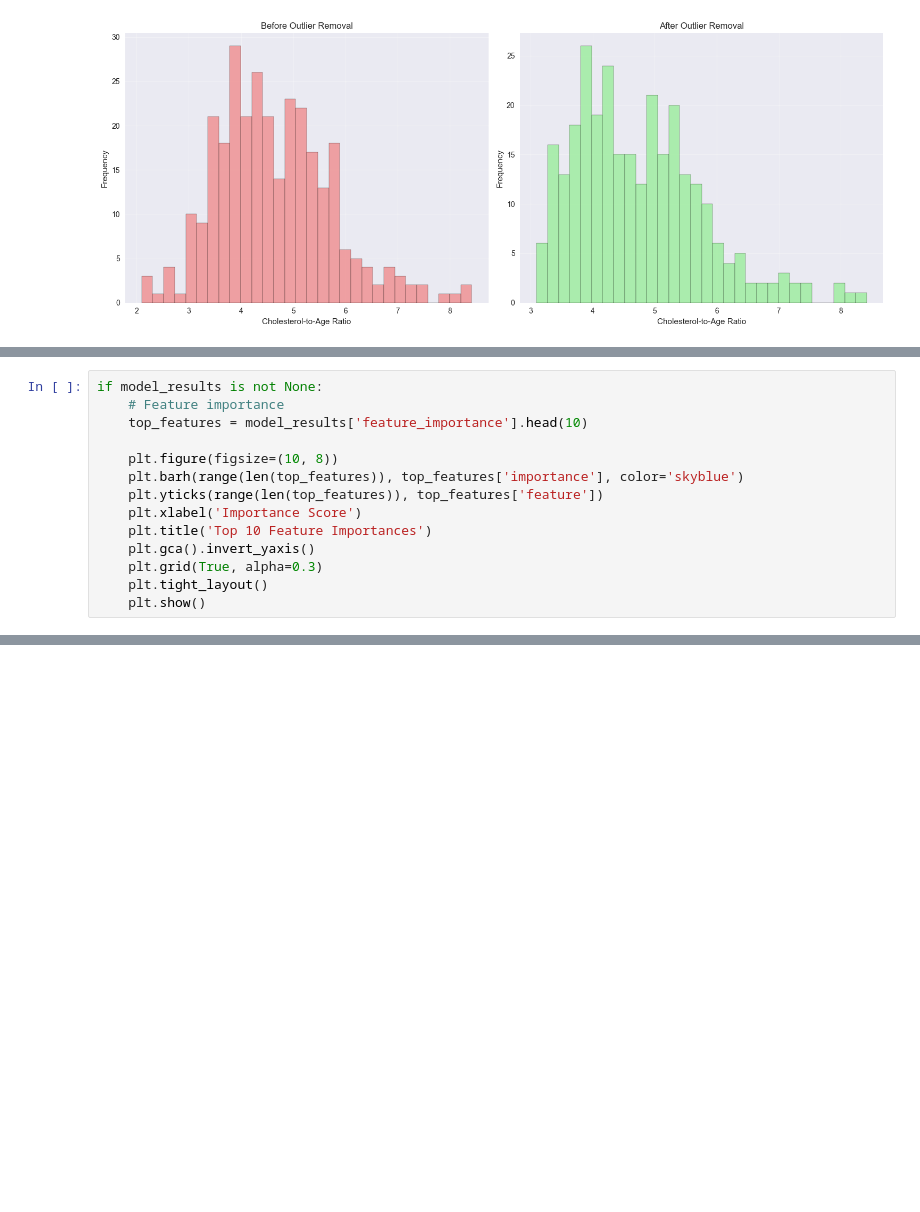
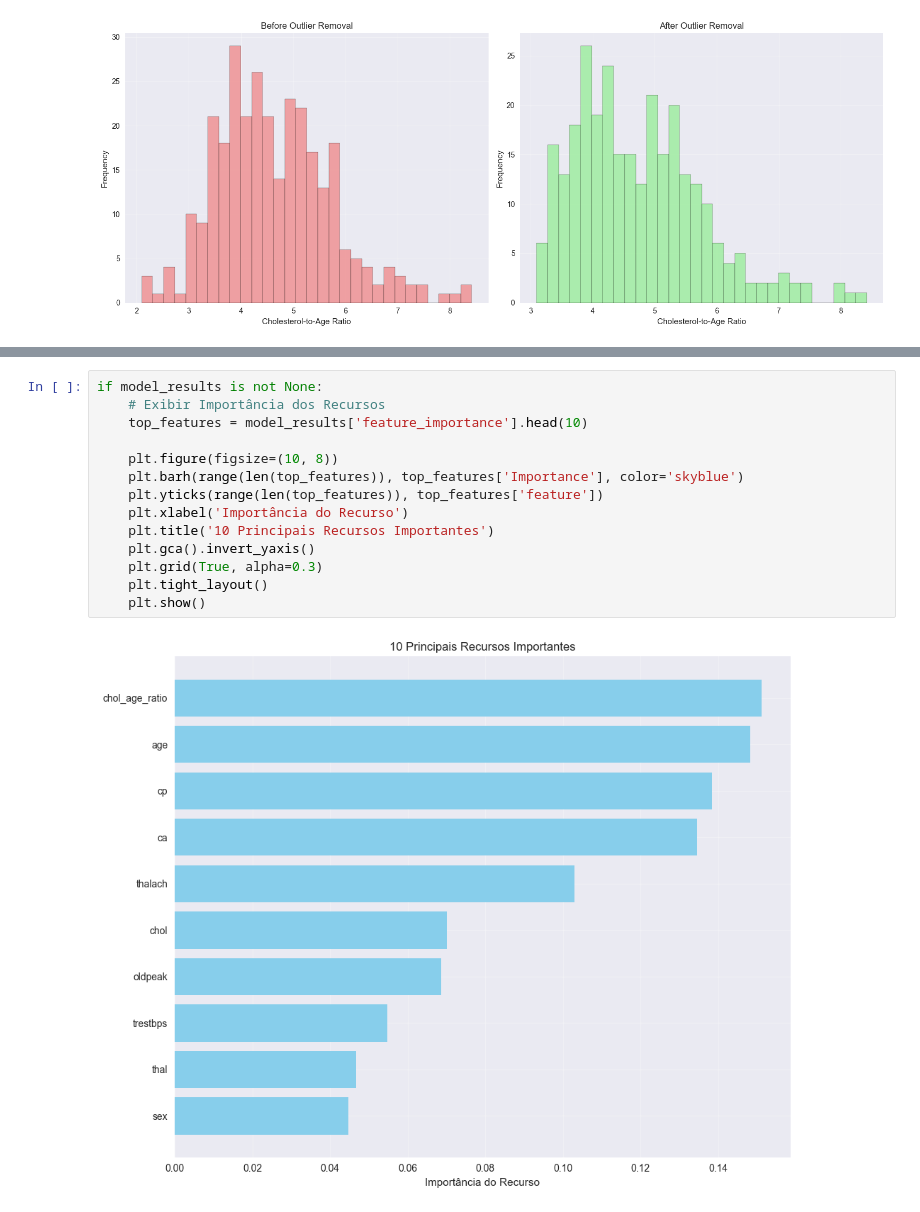
Before and after one commit to wolly2884/Projeto-2, a Jupyter notebook: machine_learning_pipeline.ipynb, the cells around one changed output, grey strips where cells are left out. Drawn from its saved outputs; the diff is of its cells as text; blank space fills up the shorter version.

```diff
--- a/machine_learning_pipeline.ipynb
+++ b/machine_learning_pipeline.ipynb
@@ -572,14 +349,0 @@ Classification Report:
-# %%
-if model_results is not None:
-    # Feature importance
-    top_features = model_results['feature_importance'].head(10)
-
-    plt.figure(figsize=(10, 8))
-    plt.barh(range(len(top_features)), top_features['importance'], color='skyblue')
-    plt.yticks(range(len(top_features)), top_features['feature'])
-    plt.xlabel('Importance Score')
-    plt.title('Top 10 Feature Importances')
-    plt.gca().invert_yaxis()
-    plt.grid(True, alpha=0.3)
-    plt.tight_layout()
-    plt.show()
@@ -839,0 +573,16 @@ The pipeline provides a solid foundation for heart disease prediction and can be
+# %%
+if model_results is not None:
+    # Exibir Importância dos Recursos
+    top_features = model_results['feature_importance'].head(10)
+
+    plt.figure(figsize=(10, 8))
+    plt.barh(range(len(top_features)), top_features['Importance'], color='skyblue')
+    plt.yticks(range(len(top_features)), top_features['feature'])
+    plt.xlabel('Importância do Recurso')
+    plt.title('10 Principais Recursos Importantes')
+    plt.gca().invert_yaxis()
+    plt.grid(True, alpha=0.3)
+    plt.tight_layout()
+    plt.show()
+# %% [output]
+[figure, added]
```
Also changed, not shown: parts of 59 cells of this notebook.
